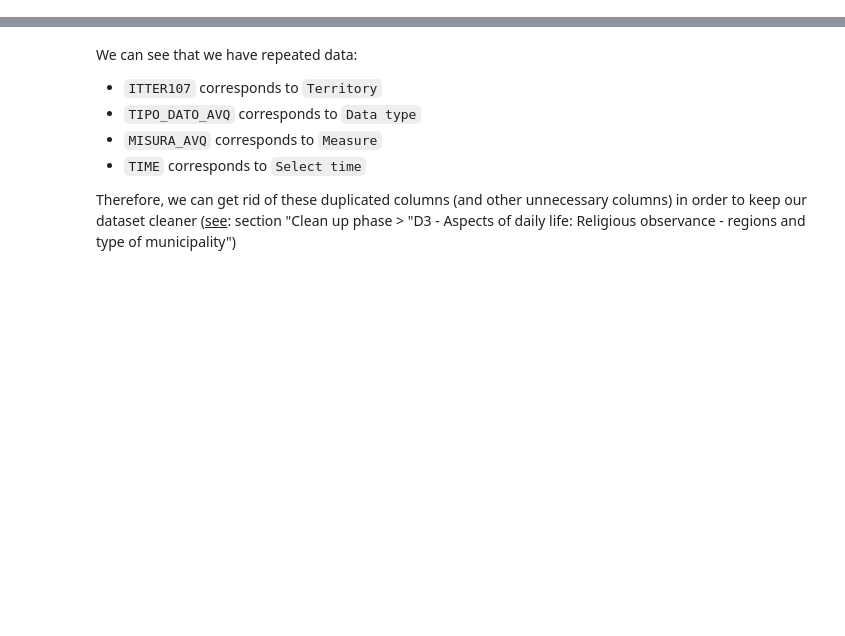
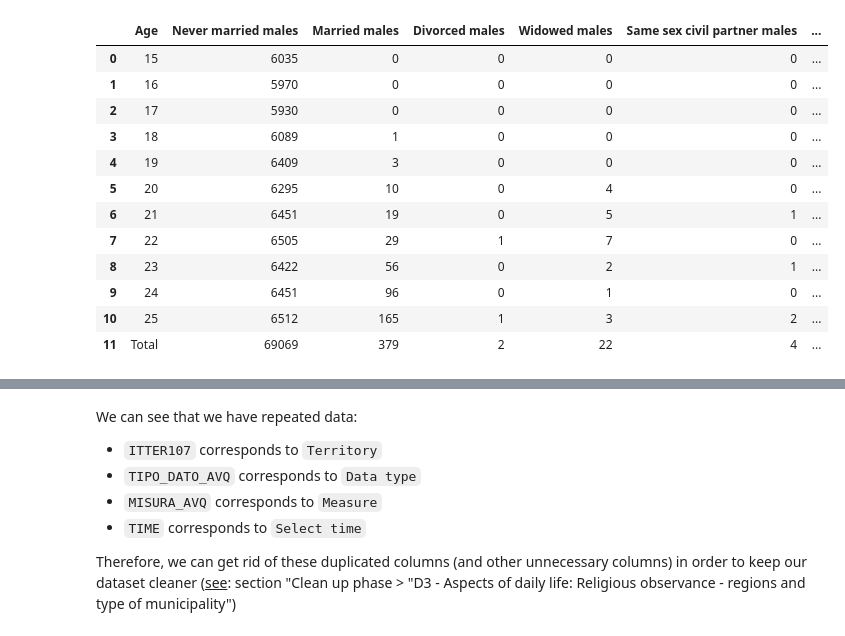
Before and after one commit to OrsolaMBorrini/blessedfruit, a Jupyter notebook: documentation/srcDB_doc.ipynb, the cells around one changed output, grey strips where cells are left out. Cells and saved outputs as stored; diff of their text form; code cells hidden in the pictures; blank space fills up the shorter version.

Commit message:
Begin analysis of POPULATION

```diff
--- a/documentation/srcDB_doc.ipynb
+++ b/documentation/srcDB_doc.ipynb
@@ -24,0 +116,18 @@ D7 | Early leavers from education and training - aged 18 to 24 - previous regula
+# %%
+# Example for 2018, only one region
+ex2018 = pd.read_csv('../data/srcDS/Population/Selected/D1-D2Population2018/2018Abruzzo.csv', keep_default_na=False)
+ex2018
+# %% [output]
+|  | Age | Never married males | Married males | Divorced males | Widowed males | Same sex civil partner males | ... |
+| 0 | 15 | 6035 | 0 | 0 | 0 | 0 | ... |
+| 1 | 16 | 5970 | 0 | 0 | 0 | 0 | ... |
+| 2 | 17 | 5930 | 0 | 0 | 0 | 0 | ... |
+| 3 | 18 | 6089 | 1 | 0 | 0 | 0 | ... |
+| 4 | 19 | 6409 | 3 | 0 | 0 | 0 | ... |
+| 5 | 20 | 6295 | 10 | 0 | 4 | 0 | ... |
+| 6 | 21 | 6451 | 19 | 0 | 5 | 1 | ... |
+| 7 | 22 | 6505 | 29 | 1 | 7 | 0 | ... |
+| 8 | 23 | 6422 | 56 | 0 | 2 | 1 | ... |
+| 9 | 24 | 6451 | 96 | 0 | 1 | 0 | ... |
+| 10 | 25 | 6512 | 165 | 1 | 3 | 2 | ... |
+| 11 | Total | 69069 | 379 | 2 | 22 | 4 | ... |
```
Also changed, not shown: parts of 11 cells of this notebook, 42 other files.
